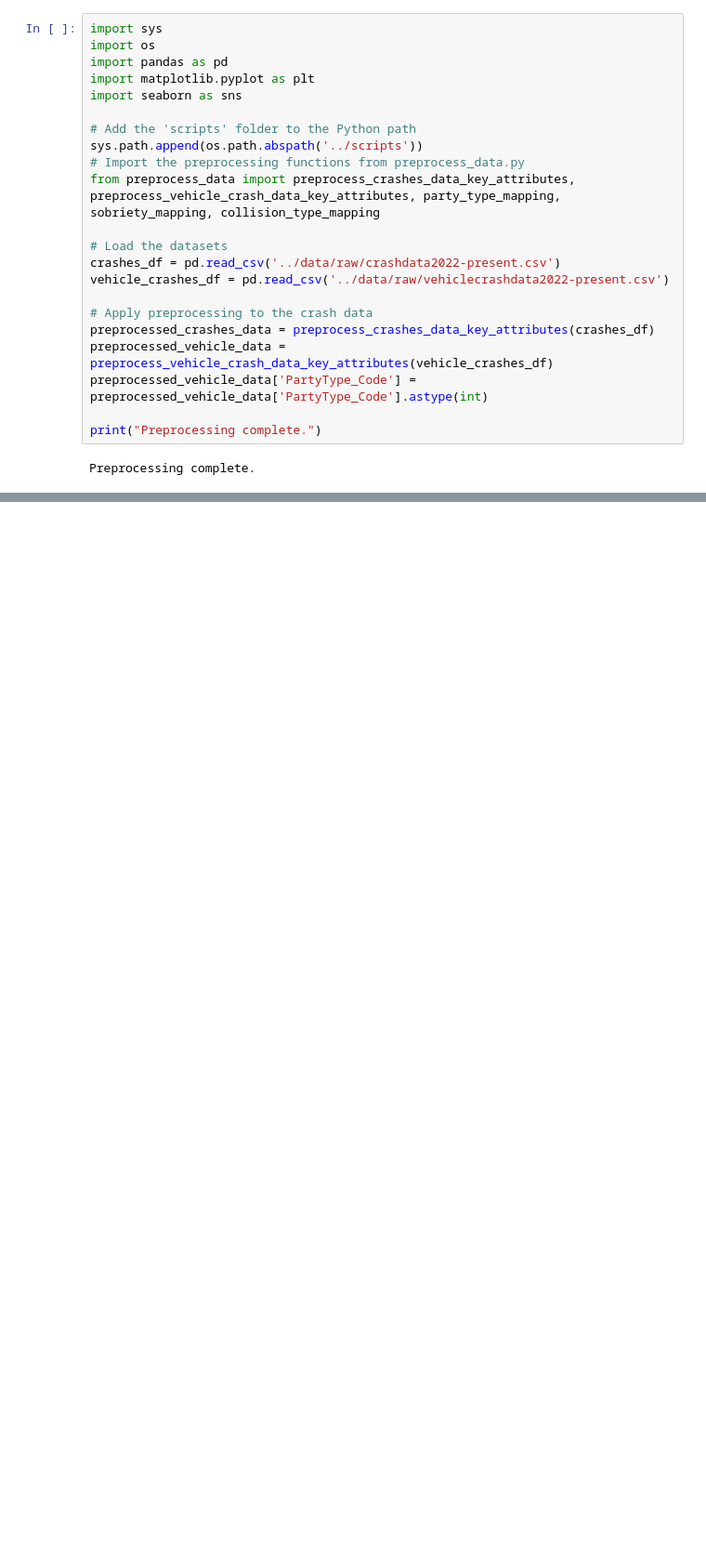
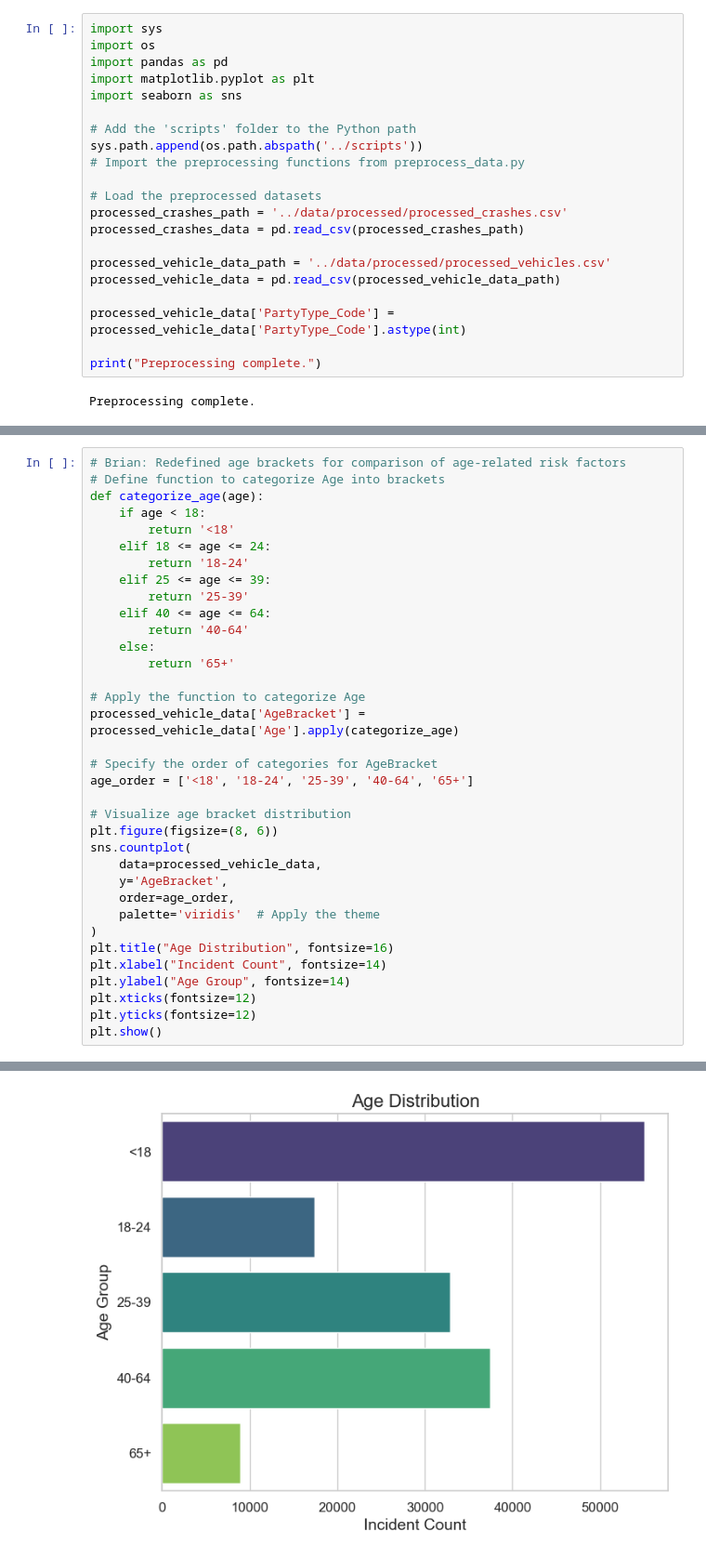
Before and after one commit to luanled/cmpe255-crash-injury-severity, a Jupyter notebook: notebooks/visualize_preprocessed_data.ipynb, the cells around one changed output, grey strips where cells are left out. Shown: that part at 93% size. Drawn from its saved outputs; the diff is of its cells as text; blank space fills up the shorter version.

Commit message:
adjust visualization notebooks

```diff
--- a/notebooks/visualize_preprocessed_data.ipynb
+++ b/notebooks/visualize_preprocessed_data.ipynb
@@ -8,16 +8,15 @@ import seaborn as sns
 # Add the 'scripts' folder to the Python path
 sys.path.append(os.path.abspath('../scripts'))
 # Import the preprocessing functions from preprocess_data.py
-from preprocess_data import preprocess_crashes_data_key_attributes, preprocess_vehicle_crash_data_key_attributes, party_type_mapping, sobriety_mapping, collision_type_mapping
 
-# Load the datasets
-crashes_df = pd.read_csv('../data/raw/crashdata2022-present.csv')
-vehicle_crashes_df = pd.read_csv('../data/raw/vehiclecrashdata2022-present.csv')
+# Load the preprocessed datasets
+processed_crashes_path = '../data/processed/processed_crashes.csv'
+processed_crashes_data = pd.read_csv(processed_crashes_path)
 
-# Apply preprocessing to the crash data
-preprocessed_crashes_data = preprocess_crashes_data_key_attributes(crashes_df)
-preprocessed_vehicle_data = preprocess_vehicle_crash_data_key_attributes(vehicle_crashes_df)
-preprocessed_vehicle_data['PartyType_Code'] = preprocessed_vehicle_data['PartyType_Code'].astype(int)
+processed_vehicle_data_path = '../data/processed/processed_vehicles.csv'
+processed_vehicle_data = pd.read_csv(processed_vehicle_data_path)
+
+processed_vehicle_data['PartyType_Code'] = processed_vehicle_data['PartyType_Code'].astype(int)
 
 print("Preprocessing complete.")
 # %% [output]
@@ -34,0 +24,36 @@ plt.show()
+# %%
+# Brian: Redefined age brackets for comparison of age-related risk factors
+# Define function to categorize Age into brackets
+def categorize_age(age):
+    if age < 18:
+        return '<18'
+    elif 18 <= age <= 24:
+        return '18-24'
+    elif 25 <= age <= 39:
+        return '25-39'
+    elif 40 <= age <= 64:
+        return '40-64'
+    else:
+        return '65+'
+
+# Apply the function to categorize Age
+processed_vehicle_data['AgeBracket'] = processed_vehicle_data['Age'].apply(categorize_age)
+
+# Specify the order of categories for AgeBracket
+age_order = ['<18', '18-24', '25-39', '40-64', '65+']
+
+# Visualize age bracket distribution
+plt.figure(figsize=(8, 6))
+sns.countplot(
+    data=processed_vehicle_data,
+    y='AgeBracket',
+    order=age_order,
+    palette='viridis'  # Apply the theme
+)
+plt.title("Age Distribution", fontsize=16)
+plt.xlabel("Incident Count", fontsize=14)
+plt.ylabel("Age Group", fontsize=14)
+plt.xticks(fontsize=12)
+plt.yticks(fontsize=12)
+plt.show()
+# %% [output]
@@ -34,0 +63 @@ plt.show()
+[figure, added]
```
Also changed, not shown: parts of 15 cells of this notebook, 2 other files.
